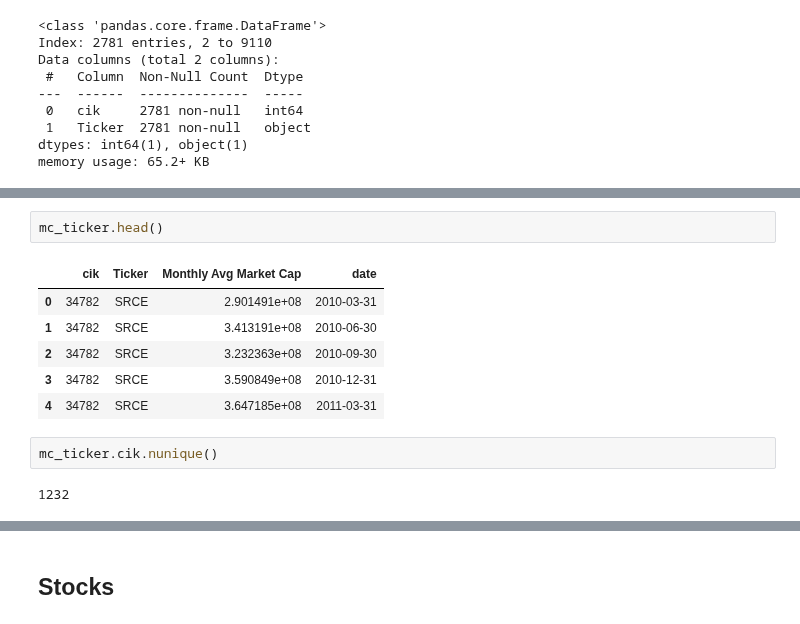
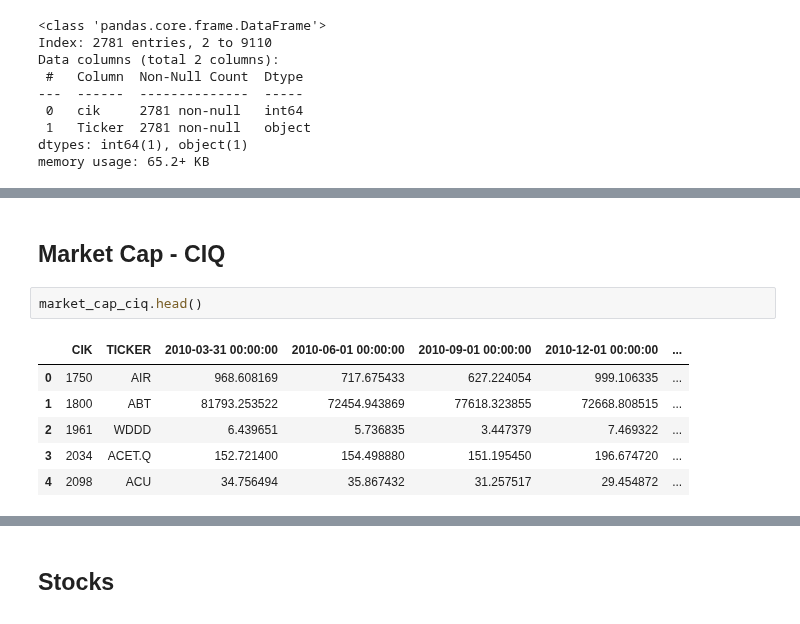
Before and after one commit to cnance09/Small-Cap-Scout, a Jupyter notebook: notebooks/Notebook_CN_2.ipynb, the cells around one changed output, grey strips where cells are left out. Cells and saved outputs as stored; diff of their text form.

```diff
--- a/notebooks/Notebook_CN_2.ipynb
+++ b/notebooks/Notebook_CN_2.ipynb
@@ -404,13 +378,11 @@ memory usage: 2.0+ MB
-# %%
-mc_ticker.head()
-# %% [output]
-|  | cik | Ticker | Monthly Avg Market Cap | date |
-| 0 | 34782 | SRCE | 2.901491e+08 | 2010-03-31 |
-| 1 | 34782 | SRCE | 3.413191e+08 | 2010-06-30 |
-| 2 | 34782 | SRCE | 3.232363e+08 | 2010-09-30 |
-| 3 | 34782 | SRCE | 3.590849e+08 | 2010-12-31 |
-| 4 | 34782 | SRCE | 3.647185e+08 | 2011-03-31 |
-# %%
-mc_ticker.cik.nunique()
-# %% [output]
-1232
+# %% [markdown]
+## Market Cap - CIQ
+# %%
+market_cap_ciq.head()
+# %% [output]
+|  | CIK | TICKER | 2010-03-31 00:00:00 | 2010-06-01 00:00:00 | 2010-09-01 00:00:00 | 2010-12-01 00:00:00 | ... |
+| 0 | 1750 | AIR | 968.608169 | 717.675433 | 627.224054 | 999.106335 | ... |
+| 1 | 1800 | ABT | 81793.253522 | 72454.943869 | 77618.323855 | 72668.808515 | ... |
+| 2 | 1961 | WDDD | 6.439651 | 5.736835 | 3.447379 | 7.469322 | ... |
+| 3 | 2034 | ACET.Q | 152.721400 | 154.498880 | 151.195450 | 196.674720 | ... |
+| 4 | 2098 | ACU | 34.756494 | 35.867432 | 31.257517 | 29.454872 | ... |
```
Also changed, not shown: parts of 23 cells of this notebook, 5 other files.
